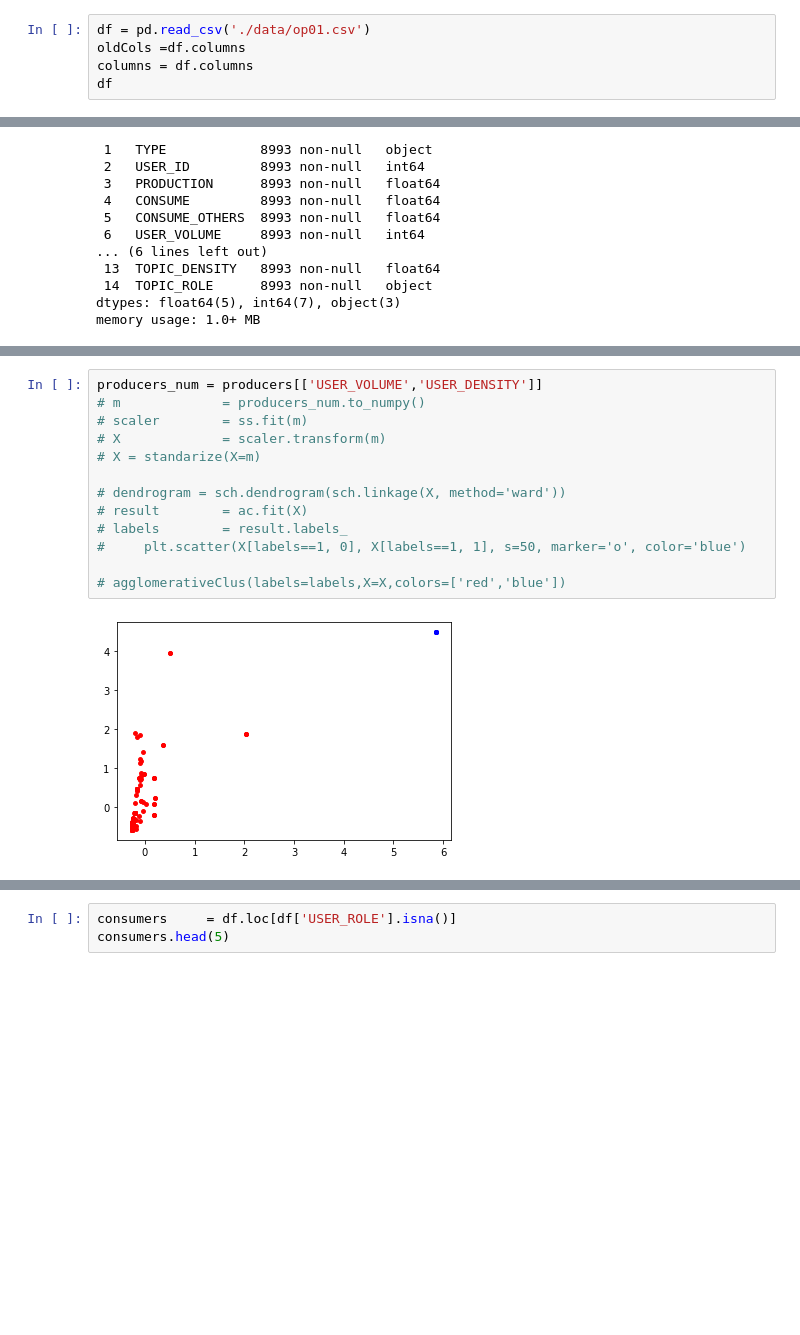
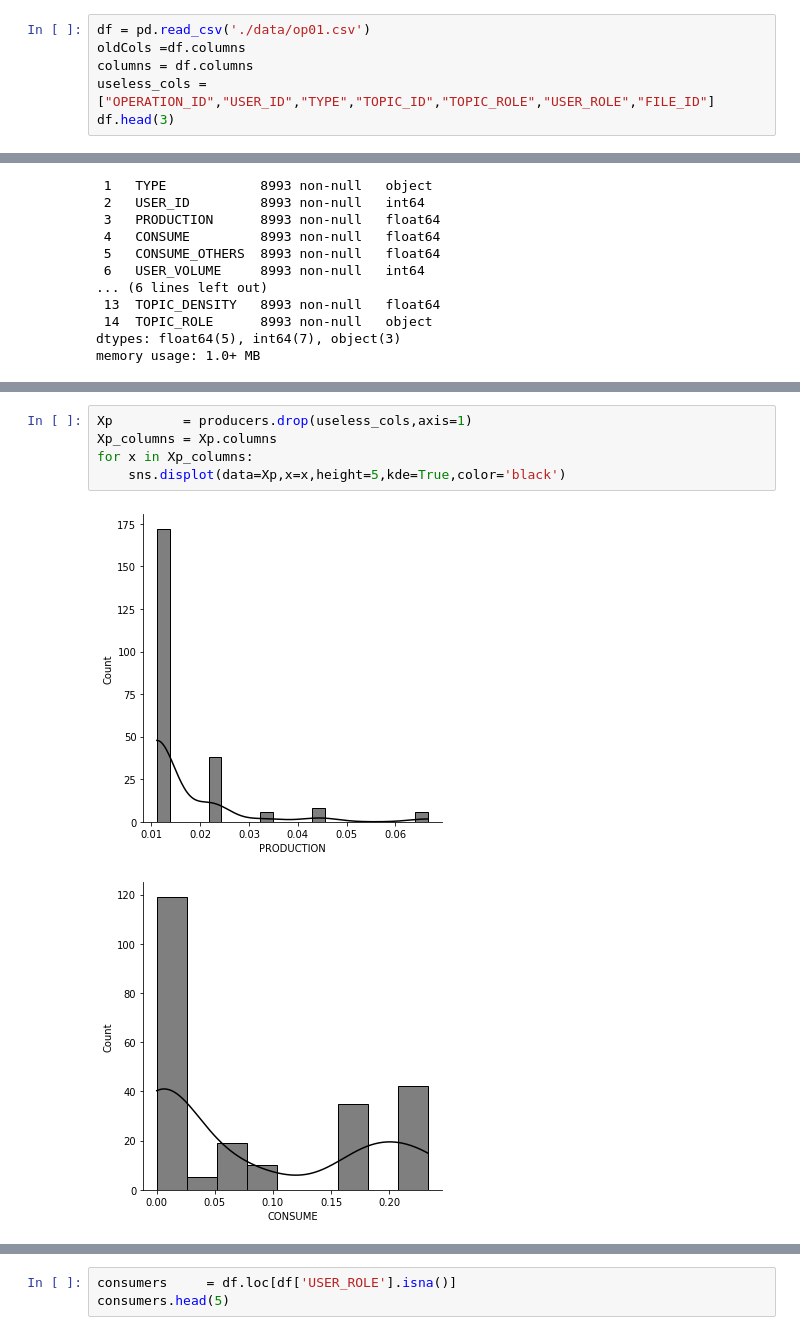
Before and after one commit to nachocodexx/cinvestav-da-clustering, a Jupyter notebook: Untitled.ipynb, the cells around one changed output, grey strips where cells are left out. Drawn from its saved outputs; the diff is of its cells as text; blank space fills up the shorter version.

```diff
--- a/Untitled.ipynb
+++ b/Untitled.ipynb
@@ -45,7 +42,8 @@ def agglomerativeClus(**kwargs):
 df = pd.read_csv('./data/op01.csv')
 oldCols =df.columns
 columns = df.columns
-df
+useless_cols = ["OPERATION_ID","USER_ID","TYPE","TOPIC_ID","TOPIC_ROLE","USER_ROLE","FILE_ID"]
+df.head(3)
 # %% [output]
 |  | OPERATION_ID | TYPE | USER_ID | PRODUCTION | CONSUME | CONSUME_OTHERS | USER_VOLUME | USER_DENSITY | ... |
 | 0 | 1 | UPLOAD | 43114731 | 0.01112 | 0.00000 | 0.233515 | 1764 | 9.966667 | ... |
@@ -115,15 +118,8 @@ producers.sort_values("USER_ROLE").head(5)
 # %%
-producers_num = producers[['USER_VOLUME','USER_DENSITY']]
-# m             = producers_num.to_numpy()
-# scaler        = ss.fit(m)
-# X             = scaler.transform(m)
-# X = standarize(X=m)
-
-# dendrogram = sch.dendrogram(sch.linkage(X, method='ward'))
-# result        = ac.fit(X)
-# labels        = result.labels_
-#     plt.scatter(X[labels==1, 0], X[labels==1, 1], s=50, marker='o', color='blue')
-
-# agglomerativeClus(labels=labels,X=X,colors=['red','blue'])
+Xp         = producers.drop(useless_cols,axis=1)
+Xp_columns = Xp.columns
+for x in Xp_columns:
+    sns.displot(data=Xp,x=x,height=5,kde=True,color='black')
 # %% [output]
-[figure, old version]
+[figure, new version]
+[figure, added]
```
Also changed, not shown: parts of 43 cells of this notebook, 17 other files.
